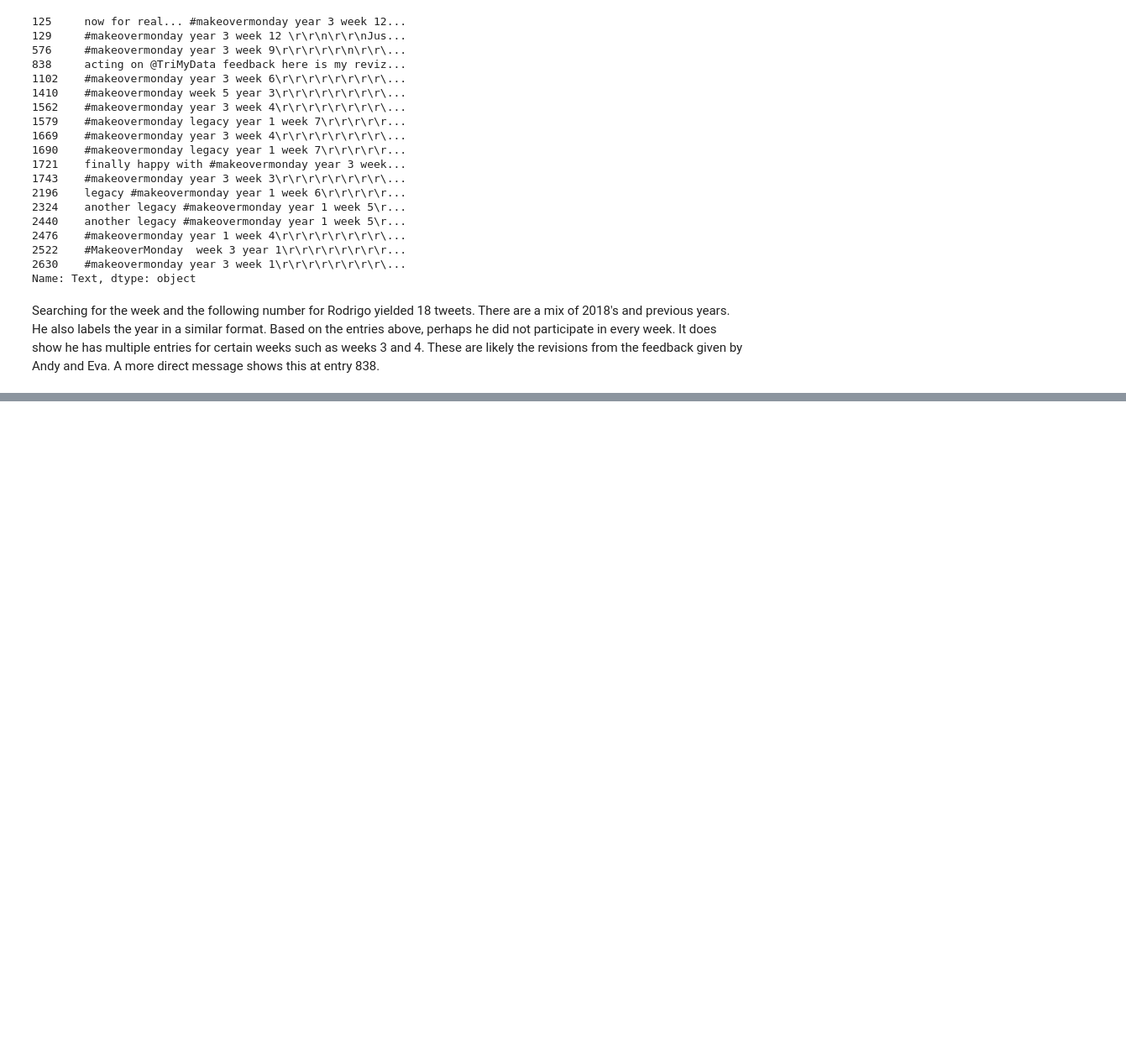
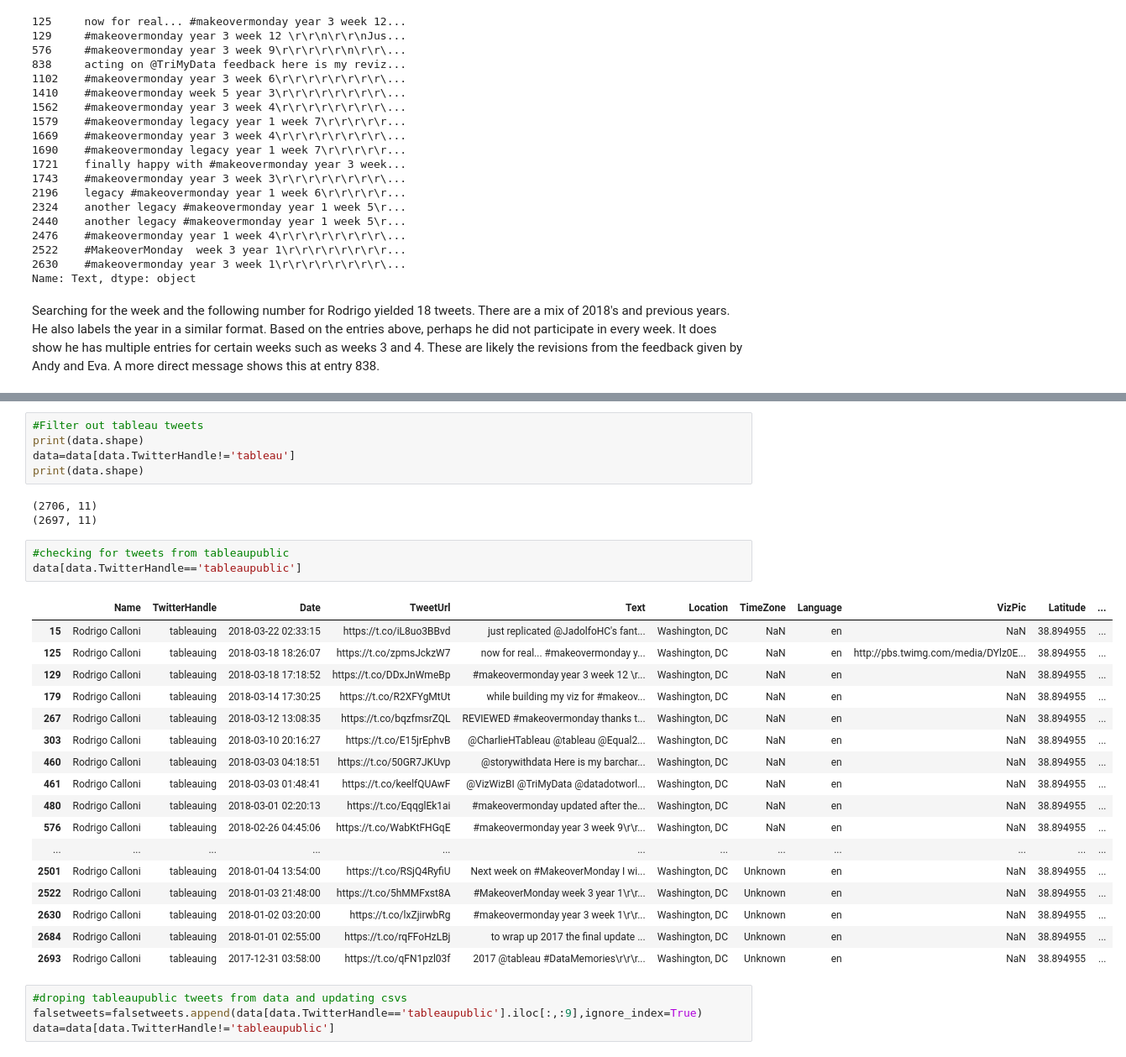
Before and after one commit to JohnDeJesus22/-MakeoverMonday-Collaborative-Project, a Jupyter notebook: #MakeoverMonday_EDA.ipynb, the cells around one changed output, grey strips where cells are left out. Shown: that part at 84% size. Drawn from its saved outputs; the diff is of its cells as text; blank space fills up the shorter version.

Commit message:
Update EDA and upload Falsetweets

```diff
--- a/#MakeoverMonday_EDA.ipynb
+++ b/#MakeoverMonday_EDA.ipynb
@@ -306,0 +380,33 @@ Searching for the week and the following number for Rodrigo yielded 18 tweets. T
+# %%
+#Filter out tableau tweets
+print(data.shape)
+data=data[data.TwitterHandle!='tableau']
+print(data.shape)
+# %% [output]
+(2706, 11)
+(2697, 11)
+# %%
+#checking for tweets from tableaupublic
+data[data.TwitterHandle=='tableaupublic']
+# %% [output]
+|  | Name | TwitterHandle | Date | TweetUrl | Text | Location | TimeZone | Language | VizPic | Latitude | ... |
+| 15 | Rodrigo Calloni | tableauing | 2018-03-22 02:33:15 | https://t.co/iL8uo3BBvd | just replicated @JadolfoHC's fant... | Washington, DC | NaN | en | NaN | 38.894955 | ... |
+| 125 | Rodrigo Calloni | tableauing | 2018-03-18 18:26:07 | https://t.co/zpmsJckzW7 | now for real... #makeovermonday y... | Washington, DC | NaN | en | http://pbs.twimg.com/media/DYlz0E... | 38.894955 | ... |
+| 129 | Rodrigo Calloni | tableauing | 2018-03-18 17:18:52 | https://t.co/DDxJnWmeBp | #makeovermonday year 3 week 12 \r... | Washington, DC | NaN | en | NaN | 38.894955 | ... |
+| 179 | Rodrigo Calloni | tableauing | 2018-03-14 17:30:25 | https://t.co/R2XFYgMtUt | while building my viz for #makeov... | Washington, DC | NaN | en | NaN | 38.894955 | ... |
+| 267 | Rodrigo Calloni | tableauing | 2018-03-12 13:08:35 | https://t.co/bqzfmsrZQL | REVIEWED #makeovermonday thanks t... | Washington, DC | NaN | en | NaN | 38.894955 | ... |
+| 303 | Rodrigo Calloni | tableauing | 2018-03-10 20:16:27 | https://t.co/E15jrEphvB | @CharlieHTableau @tableau @Equal2... | Washington, DC | NaN | en | NaN | 38.894955 | ... |
+| 460 | Rodrigo Calloni | tableauing | 2018-03-03 04:18:51 | https://t.co/50GR7JKUvp | @storywithdata Here is my barchar... | Washington, DC | NaN | en | NaN | 38.894955 | ... |
+| 461 | Rodrigo Calloni | tableauing | 2018-03-03 01:48:41 | https://t.co/keelfQUAwF | @VizWizBI @TriMyData @datadotworl... | Washington, DC | NaN | en | NaN | 38.894955 | ... |
+| 480 | Rodrigo Calloni | tableauing | 2018-03-01 02:20:13 | https://t.co/EqqglEk1ai | #makeovermonday updated after the... | Washington, DC | NaN | en | NaN | 38.894955 | ... |
+| 576 | Rodrigo Calloni | tableauing | 2018-02-26 04:45:06 | https://t.co/WabKtFHGqE | #makeovermonday year 3 week 9\r\r... | Washington, DC | NaN | en | NaN | 38.894955 | ... |
+| ... | ... | ... | ... | ... | ... | ... | ... | ... | ... | ... | ... |
+| 2501 | Rodrigo Calloni | tableauing | 2018-01-04 13:54:00 | https://t.co/RSjQ4RyfiU | Next week on #MakeoverMonday I wi... | Washington, DC | Unknown | en | NaN | 38.894955 | ... |
+| 2522 | Rodrigo Calloni | tableauing | 2018-01-03 21:48:00 | https://t.co/5hMMFxst8A | #MakeoverMonday week 3 year 1\r\r... | Washington, DC | Unknown | en | NaN | 38.894955 | ... |
+| 2630 | Rodrigo Calloni | tableauing | 2018-01-02 03:20:00 | https://t.co/lxZjirwbRg | #makeovermonday year 3 week 1\r\r... | Washington, DC | Unknown | en | NaN | 38.894955 | ... |
+| 2684 | Rodrigo Calloni | tableauing | 2018-01-01 02:55:00 | https://t.co/rqFFoHzLBj | to wrap up 2017 the final update ... | Washington, DC | Unknown | en | NaN | 38.894955 | ... |
+| 2693 | Rodrigo Calloni | tableauing | 2017-12-31 03:58:00 | https://t.co/qFN1pzl03f | 2017 @tableau #DataMemories\r\r\r... | Washington, DC | Unknown | en | NaN | 38.894955 | ... |
+# %%
+#droping tableaupublic tweets from data and updating csvs
+falsetweets=falsetweets.append(data[data.TwitterHandle=='tableaupublic'].iloc[:,:9],ignore_index=True)
+data=data[data.TwitterHandle!='tableaupublic']
```
Also changed, not shown: parts of 20 cells of this notebook, 1 other file.
